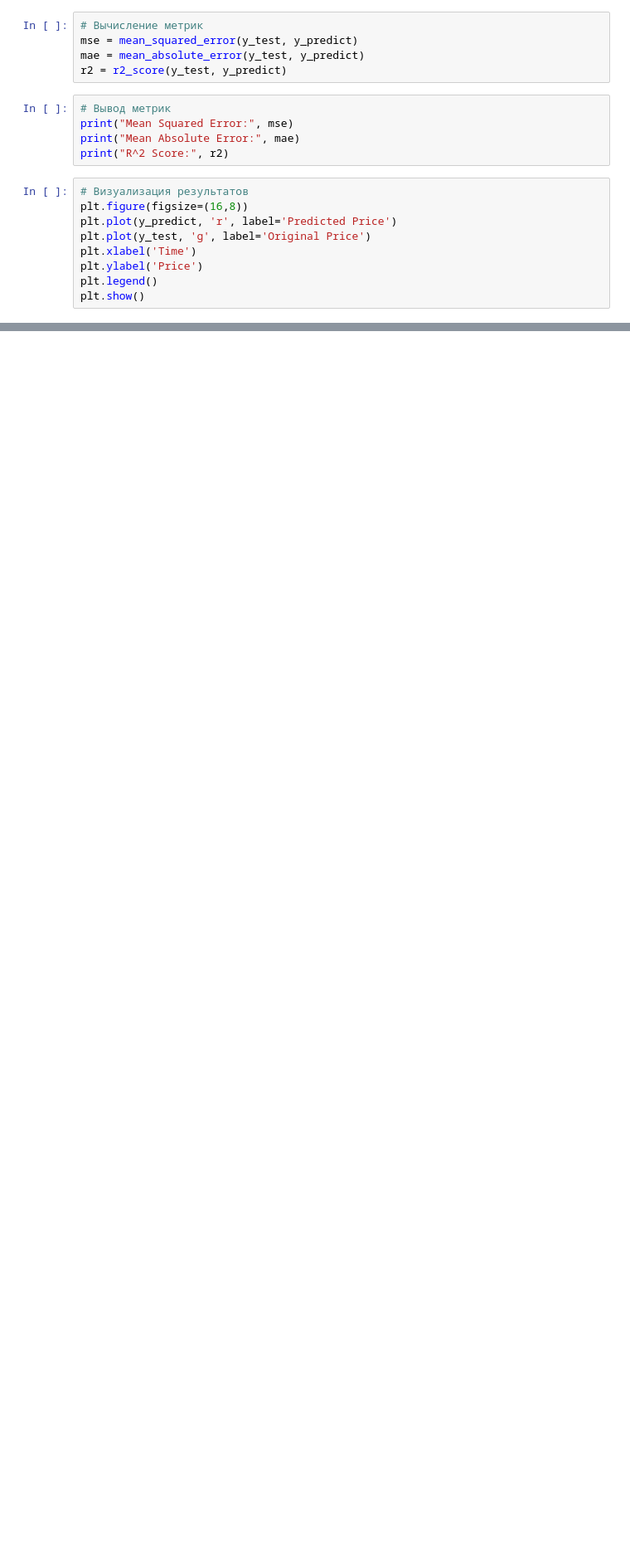
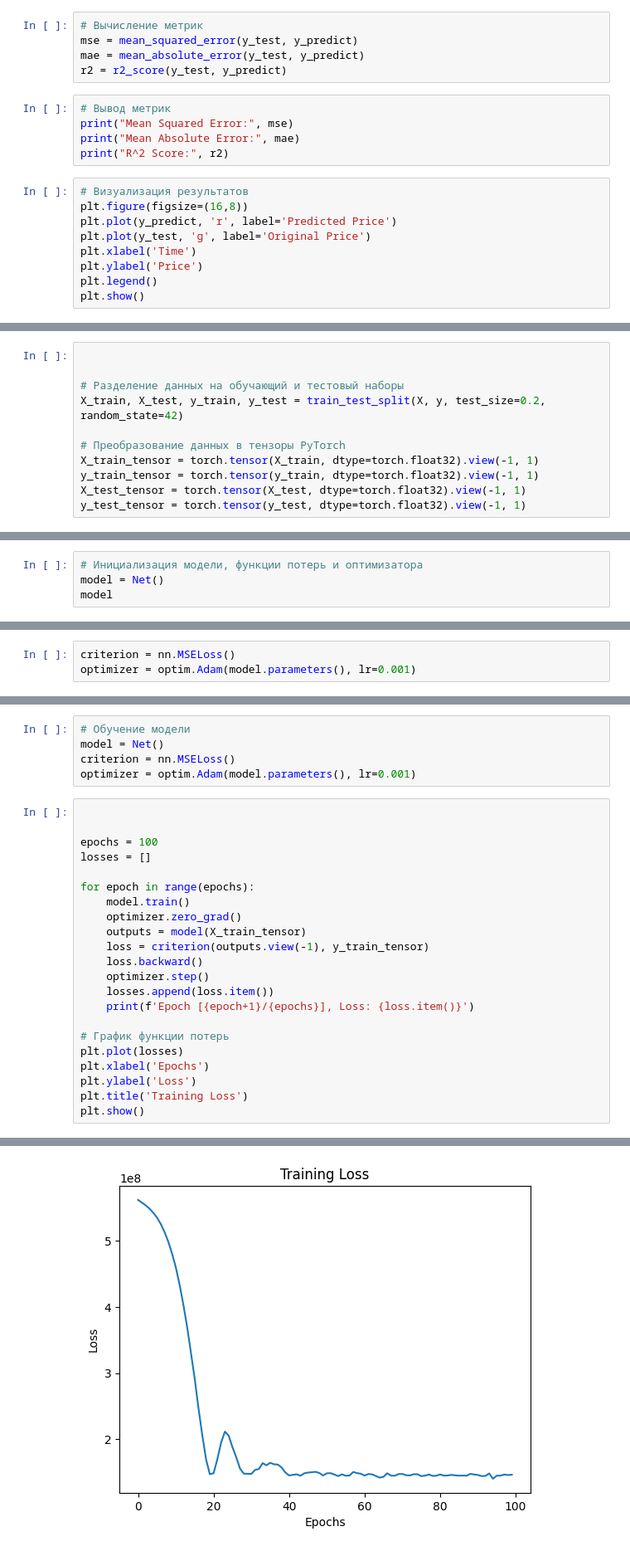
Before and after one commit to dkalenov/ML-Stock-Crypto-Trading, a Jupyter notebook: Bitcoin_Move_Prediction.ipynb, the cells around one changed output, grey strips where cells are left out. Shown at 83% size. Drawn from its saved outputs; the diff is of its cells as text; blank space fills up the shorter version.

```diff
--- a/Bitcoin_Move_Prediction.ipynb
+++ b/Bitcoin_Move_Prediction.ipynb
@@ -1774,0 +1797,11 @@ plt.show()
+# %%
+
+
+# Разделение данных на обучающий и тестовый наборы
+X_train, X_test, y_train, y_test = train_test_split(X, y, test_size=0.2, random_state=42)
+
+# Преобразование данных в тензоры PyTorch
+X_train_tensor = torch.tensor(X_train, dtype=torch.float32).view(-1, 1)
+y_train_tensor = torch.tensor(y_train, dtype=torch.float32).view(-1, 1)
+X_test_tensor = torch.tensor(X_test, dtype=torch.float32).view(-1, 1)
+y_test_tensor = torch.tensor(y_test, dtype=torch.float32).view(-1, 1)
@@ -1774,0 +1835,4 @@ plt.show()
+# %%
+# Инициализация модели, функции потерь и оптимизатора
+model = Net()
+model
@@ -1774,0 +1851,3 @@ plt.show()
+# %%
+criterion = nn.MSELoss()
+optimizer = optim.Adam(model.parameters(), lr=0.001)
@@ -1774,0 +1964,28 @@ plt.show()
+# %%
+# Обучение модели
+model = Net()
+criterion = nn.MSELoss()
+optimizer = optim.Adam(model.parameters(), lr=0.001)
+# %%
+
+
+epochs = 100
+losses = []
+
+for epoch in range(epochs):
+    model.train()
+    optimizer.zero_grad()
+    outputs = model(X_train_tensor)
+    loss = criterion(outputs.view(-1), y_train_tensor)
+    loss.backward()
+    optimizer.step()
+    losses.append(loss.item())
+    print(f'Epoch [{epoch+1}/{epochs}], Loss: {loss.item()}')
+
+# График функции потерь
+plt.plot(losses)
+plt.xlabel('Epochs')
+plt.ylabel('Loss')
+plt.title('Training Loss')
+plt.show()
+# %% [output]
@@ -1774,0 +2009 @@ plt.show()
+[figure, added]
```
Also changed, not shown: parts of 16 cells of this notebook.
